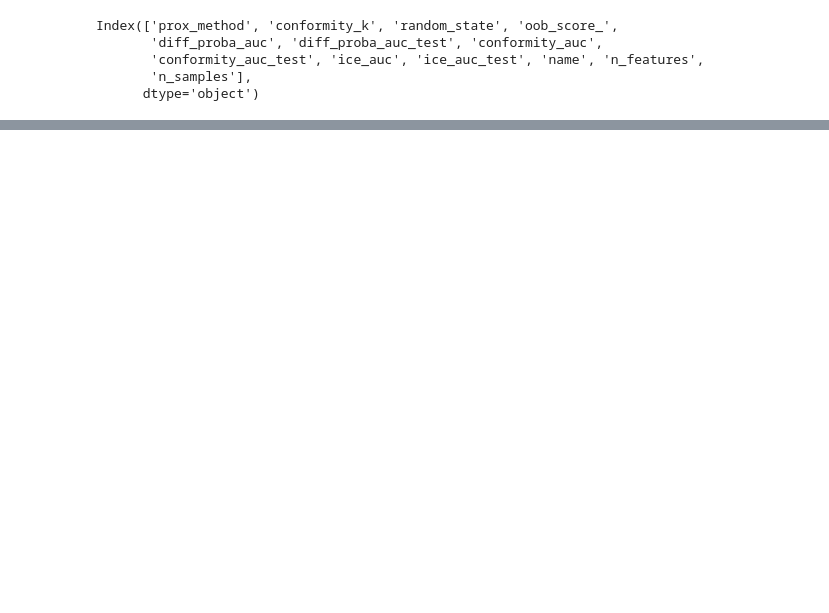
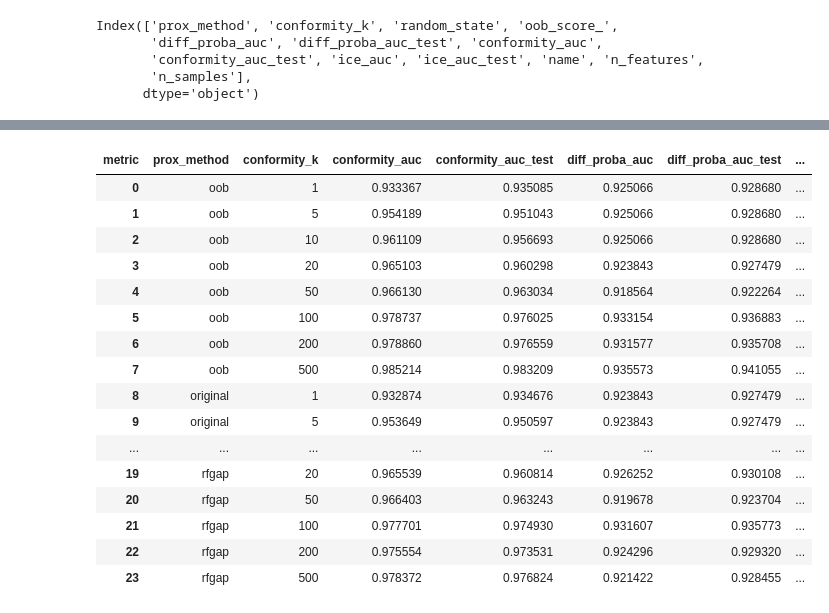
Before and after one commit to JakeSRhodesLab/Localized-RF-Uncertainty, a Jupyter notebook: runners/compile_classification.ipynb, the cells around one changed output, grey strips where cells are left out. Saved outputs shown, nothing was run; the diff lists cells and outputs as text; code cells hidden in the pictures; blank space fills up the shorter version.

```diff
--- a/runners/compile_classification.ipynb
+++ b/runners/compile_classification.ipynb
@@ -125,0 +105,7 @@ df[['n_samples', 'conformity_k']].sort_values(by=['conformity_k'], ascending=Fal
+# %%
+df_long = df.melt(id_vars=['name', 'random_state', 'prox_method', 'conformity_k',
+                 ],
+         value_vars=['ice_auc', 'diff_proba_auc', 'conformity_auc','ice_auc_test', 'diff_proba_auc_test', 'conformity_auc_test'],
+         var_name='metric',
+         value_name='auc'
+         )
@@ -125,0 +144,2 @@ df[['n_samples', 'conformity_k']].sort_values(by=['conformity_k'], ascending=Fal
+# %%
+df_group = df_long.groupby(['prox_method', 'conformity_k', 'metric'])['auc'].agg(['mean', 'std']).reset_index()
@@ -125,0 +162,20 @@ df[['n_samples', 'conformity_k']].sort_values(by=['conformity_k'], ascending=Fal
+# %%
+df_group.pivot_table(index=['prox_method', 'conformity_k'], columns='metric', values='mean').reset_index()
+# %% [output]
+| metric | prox_method | conformity_k | conformity_auc | conformity_auc_test | diff_proba_auc | diff_proba_auc_test | ... |
+| 0 | oob | 1 | 0.933367 | 0.935085 | 0.925066 | 0.928680 | ... |
+| 1 | oob | 5 | 0.954189 | 0.951043 | 0.925066 | 0.928680 | ... |
+| 2 | oob | 10 | 0.961109 | 0.956693 | 0.925066 | 0.928680 | ... |
+| 3 | oob | 20 | 0.965103 | 0.960298 | 0.923843 | 0.927479 | ... |
+| 4 | oob | 50 | 0.966130 | 0.963034 | 0.918564 | 0.922264 | ... |
+| 5 | oob | 100 | 0.978737 | 0.976025 | 0.933154 | 0.936883 | ... |
+| 6 | oob | 200 | 0.978860 | 0.976559 | 0.931577 | 0.935708 | ... |
+| 7 | oob | 500 | 0.985214 | 0.983209 | 0.935573 | 0.941055 | ... |
+| 8 | original | 1 | 0.932874 | 0.934676 | 0.923843 | 0.927479 | ... |
+| 9 | original | 5 | 0.953649 | 0.950597 | 0.923843 | 0.927479 | ... |
+| ... | ... | ... | ... | ... | ... | ... | ... |
+| 19 | rfgap | 20 | 0.965539 | 0.960814 | 0.926252 | 0.930108 | ... |
+| 20 | rfgap | 50 | 0.966403 | 0.963243 | 0.919678 | 0.923704 | ... |
+| 21 | rfgap | 100 | 0.977701 | 0.974930 | 0.931607 | 0.935773 | ... |
+| 22 | rfgap | 200 | 0.975554 | 0.973531 | 0.924296 | 0.929320 | ... |
+| 23 | rfgap | 500 | 0.978372 | 0.976824 | 0.921422 | 0.928455 | ... |
```
Also changed, not shown: parts of 13 cells of this notebook.
